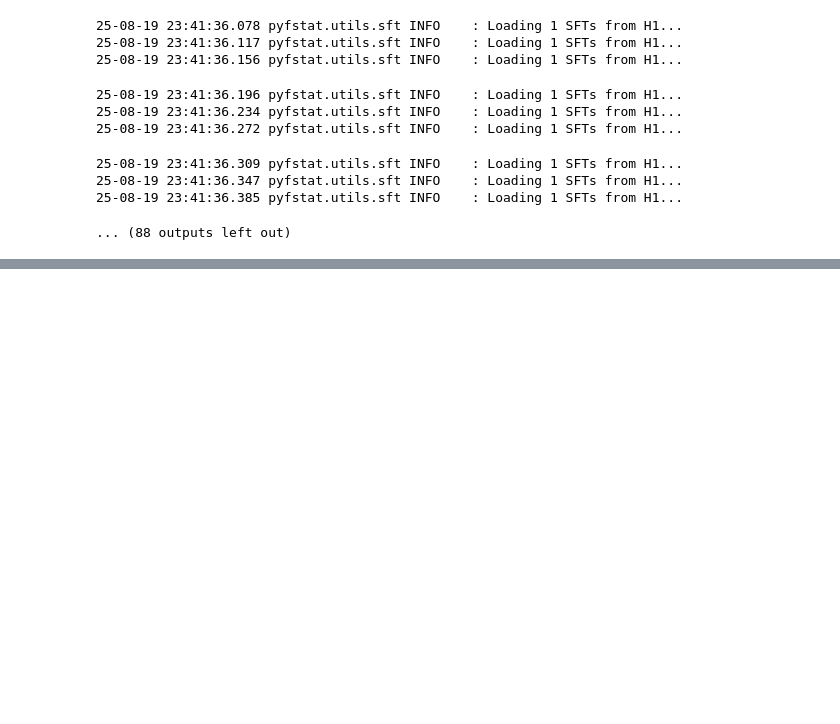
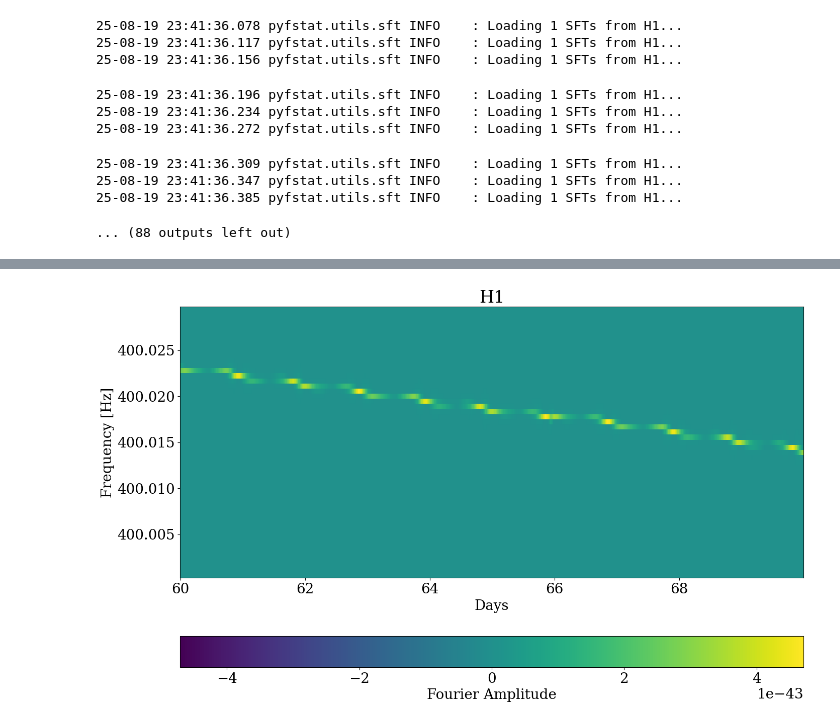
Before and after one commit to damondmc/simGlitch, a Jupyter notebook: plot.ipynb, the cells around one changed output, grey strips where cells are left out. Cells and saved outputs as stored; diff of their text form; code cells hidden in the pictures; blank space fills up the shorter version.

```diff
--- a/plot.ipynb
+++ b/plot.ipynb
@@ -147,0 +137,41 @@ fig, ax = plot_spectrograms(
+# %%
+idx = np.where((frequency<400.075)*(frequency>399.95))[0]
+# %%
+
+det = 'H1'
+data1 = fourier_data[det].real ** 2 + fourier_data[det].imag ** 2
+
+fig, ax = plot_spectrograms(
+    timestamps[det], frequency[idx], data1[idx],
+);
+# %%
+def plot_spectrograms(tstart, timestamps, frequency, fourier_data):
+    fig, axs = plt.subplots(1, 1, figsize=(16, 10))
+    axs = [axs]
+    for ax in axs:
+        ax.set(xlabel="Days", ylabel="Frequency [Hz]")
+
+    time_in_days = (timestamps - tstart) / 86400
+
+    axs[0].set_title("H1")
+    c = axs[0].pcolormesh(
+        time_in_days,
+        frequency,
+        fourier_data,
+        norm=colors.CenteredNorm(),
+    )
+    fig.colorbar(c, ax=axs[0], orientation="horizontal", label="Fourier Amplitude")
+    return fig, axs
+
+
+
+
+det = 'H1'
+data1 = fourier_data[det].real ** 2 + fourier_data[det].imag ** 2
+
+idx = np.where((frequency<400.03)*(frequency>400))[0]
+fig, ax = plot_spectrograms(
+    timestamps[det][0], timestamps[det][48*60:48*70], frequency[idx], data1[idx][:,48*60:48*70],
+);
+# %% [output]
+[figure, added]
```
Also changed, not shown: parts of 5 cells of this notebook, 6 other files.
